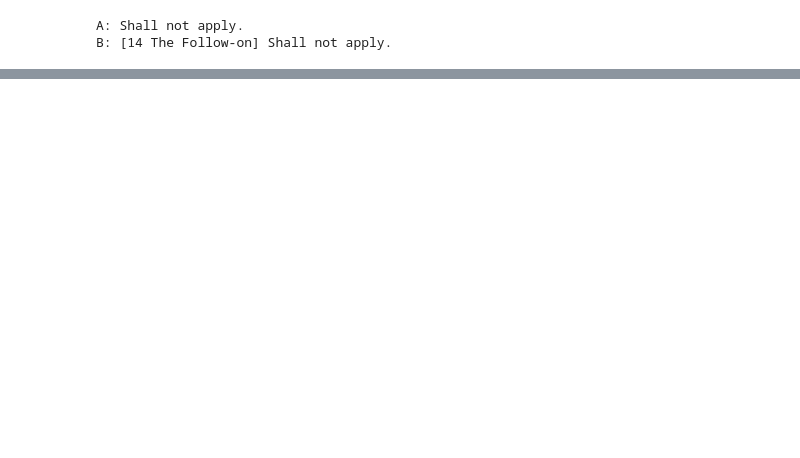
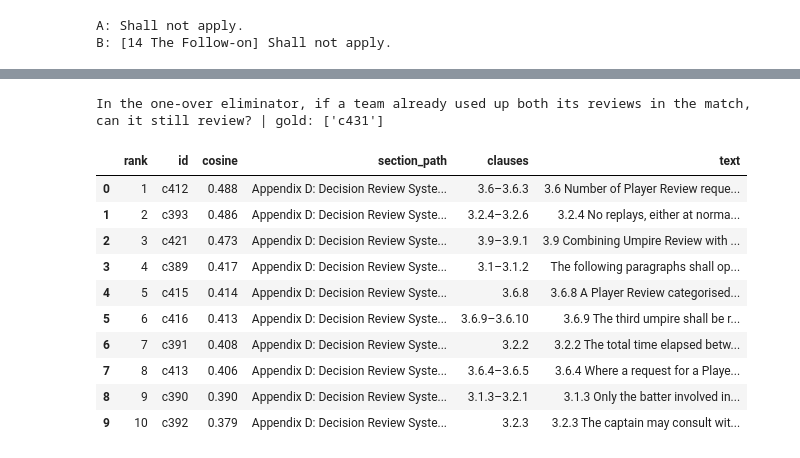
Before and after one commit to shrey715/shiori, a Jupyter notebook: rag_reranking.ipynb, the cells around one changed output, grey strips where cells are left out. Drawn from its saved outputs; the diff is of its cells as text; code cells hidden in the pictures; blank space fills up the shorter version.

```diff
--- a/rag_reranking.ipynb
+++ b/rag_reranking.ipynb
@@ -314,0 +326,8 @@ B: [14 The Follow-on] Shall not apply.
+# %%
+import time
+import numpy as np
+import torch, faiss
+from sentence_transformers import SentenceTransformer
+
+chunks = pd.read_json(DATA / "chunks.jsonl", lines=True)
+print(len(chunks), "chunks")
@@ -314,0 +372,9 @@ B: [14 The Follow-on] Shall not apply.
+# %%
+def retrieve(query, model="minilm", version="A", k=10):
+    prefix = BI_ENCODERS[model][1]
+    q = encoders[model].encode([prefix + query], normalize_embeddings=True, convert_to_numpy=True)
+    scores, idx = indexes[(model, version)].search(q, k)
+    hits = chunks.iloc[idx[0]][["id", "section_path", "clauses", "text"]].reset_index(drop=True)
+    hits.insert(0, "rank", range(1, k + 1))
+    hits.insert(2, "cosine", scores[0].round(3))
+    return hits
@@ -314,0 +462,18 @@ B: [14 The Follow-on] Shall not apply.
+# %%
+# example: a tier 4 question
+q = qs[qs.qid == "q34"].iloc[0]
+print(q.question, "| gold:", q.gold)
+retrieve(q.question, "minilm", "A").assign(text=lambda d: d.text.str[:90])
+# %% [output]
+In the one-over eliminator, if a team already used up both its reviews in the match, can it still review? | gold: ['c431']
+|  | rank | id | cosine | section_path | clauses | text |
+| 0 | 1 | c412 | 0.488 | Appendix D: Decision Review Syste... | 3.6–3.6.3 | 3.6 Number of Player Review reque... |
+| 1 | 2 | c393 | 0.486 | Appendix D: Decision Review Syste... | 3.2.4–3.2.6 | 3.2.4 No replays, either at norma... |
+| 2 | 3 | c421 | 0.473 | Appendix D: Decision Review Syste... | 3.9–3.9.1 | 3.9 Combining Umpire Review with ... |
+| 3 | 4 | c389 | 0.417 | Appendix D: Decision Review Syste... | 3.1–3.1.2 | The following paragraphs shall op... |
+| 4 | 5 | c415 | 0.414 | Appendix D: Decision Review Syste... | 3.6.8 | 3.6.8 A Player Review categorised... |
+| 5 | 6 | c416 | 0.413 | Appendix D: Decision Review Syste... | 3.6.9–3.6.10 | 3.6.9 The third umpire shall be r... |
+| 6 | 7 | c391 | 0.408 | Appendix D: Decision Review Syste... | 3.2.2 | 3.2.2 The total time elapsed betw... |
+| 7 | 8 | c413 | 0.406 | Appendix D: Decision Review Syste... | 3.6.4–3.6.5 | 3.6.4 Where a request for a Playe... |
+| 8 | 9 | c390 | 0.390 | Appendix D: Decision Review Syste... | 3.1.3–3.2.1 | 3.1.3 Only the batter involved in... |
+| 9 | 10 | c392 | 0.379 | Appendix D: Decision Review Syste... | 3.2.3 | 3.2.3 The captain may consult wit... |
```
Also changed, not shown: parts of 20 cells of this notebook, 2 other files.
